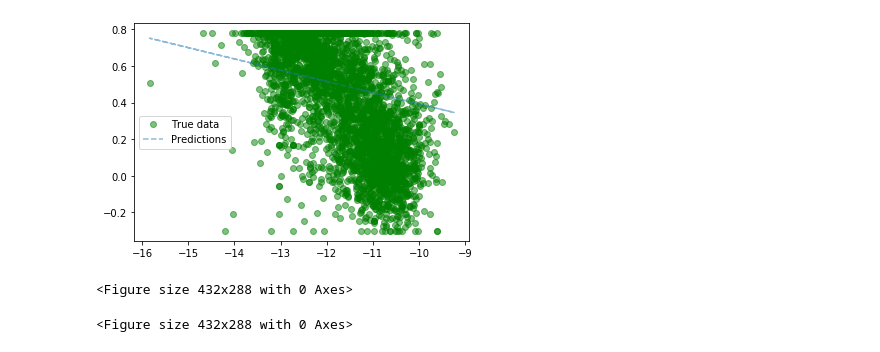
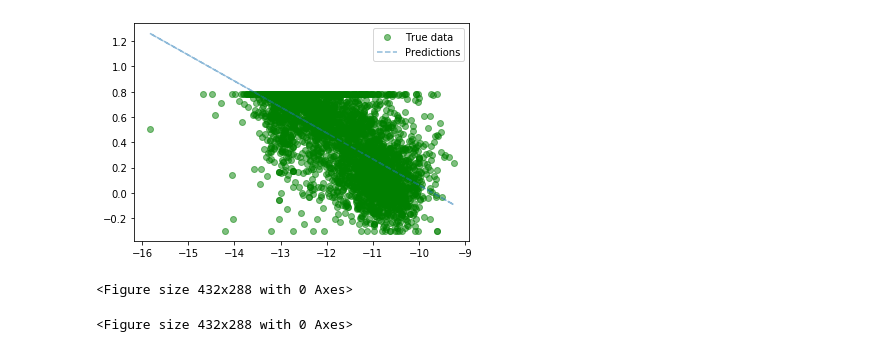
Before and after one commit to juanpabloalfonzo/SURP-2021, a Jupyter notebook: Test.ipynb, the cells around one changed output. Saved outputs shown, nothing was run; the diff lists cells and outputs as text; code cells hidden in the pictures.

```diff
--- a/Test.ipynb
+++ b/Test.ipynb
@@ -74,7 +77,7 @@ n=np.log10(n)
 #Model
 inputDim=1
 outputDim=1
-learningRate=0.01
+learningRate=0.1
 
 model = linearRegression(inputDim, outputDim)
 ##### For GPU #######
@@ -85,9 +88,10 @@ criterion = torch.nn.SmoothL1Loss()
 optimizer = torch.optim.Adam(model.parameters(), lr=learningRate)
 
 #Training Loop
-epochs=100
+epochs=2000
 
-
+epoch_array=np.zeros(epochs)
+loss_array=np.zeros(epochs)
 for epoch in range(epochs): #Forward Pass and loss
     # Converting inputs and labels to Variable
     if torch.cuda.is_available():
@@ -112,6 +116,9 @@ for epoch in range(epochs): #Forward Pass and loss
     # update parameters
     optimizer.step()
 
+    epoch_array[epoch]=epoch
+    loss_array[epoch]=loss.item()
+
     print('epoch {}, loss {}'.format(epoch, loss.item()))
 
 with torch.no_grad(): # we don't need gradients in the testing phase
@@ -150,3 +157,3 @@ epoch 5, loss 5.928596019744873
-[figure, old version]
+[figure, new version]
 <Figure size 432x288 with 0 Axes>
 <Figure size 432x288 with 0 Axes>
```
Also changed, not shown: parts of 5 cells of this notebook, 2 other files.
